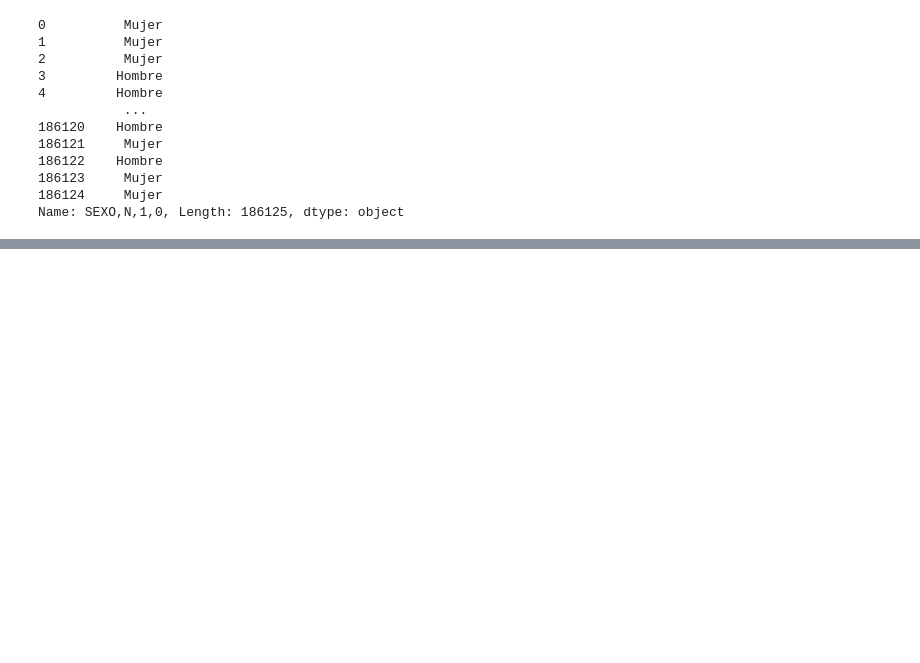
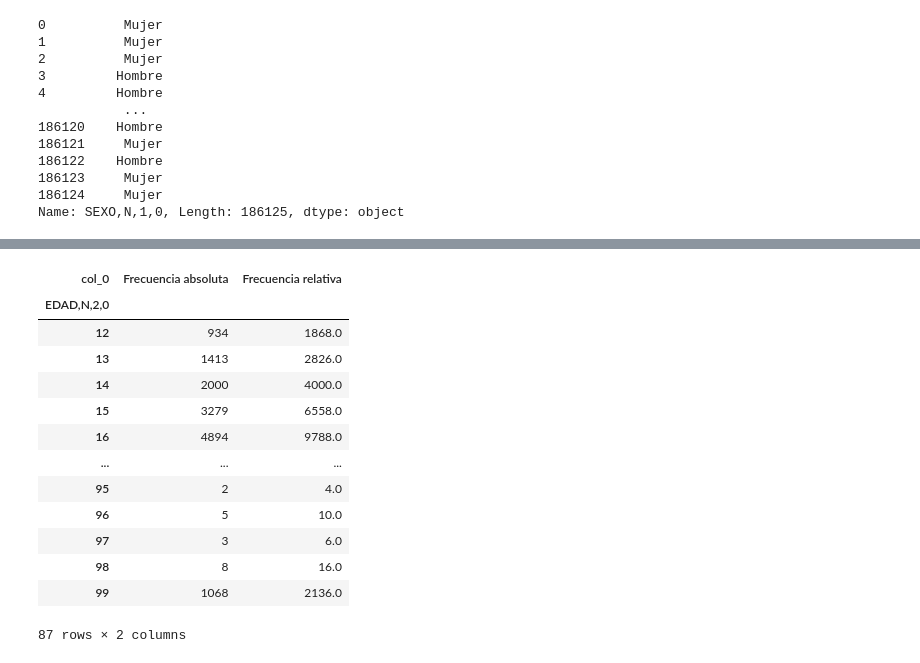
Before and after one commit to BrandonIslas/Proyecto1_Mineria_Datos, a Jupyter notebook: Reporte_Limpieza-Copy1.ipynb, the cells around one changed output, grey strips where cells are left out. Drawn from its saved outputs; the diff is of its cells as text; code cells hidden in the pictures; blank space fills up the shorter version.

```diff
--- a/Reporte_Limpieza-Copy1.ipynb
+++ b/Reporte_Limpieza-Copy1.ipynb
@@ -51,0 +95,22 @@ Name: SEXO,N,1,0, Length: 186125, dtype: object
+# %%
+#Tabbla de frecuencia relativa
+datahi = 100 * dat["Frecuencia absoluta"] / 50
+datahi = datahi.values
+#Agregamos nueva columna de frecuentas relativas
+dat["Frecuencia relativa"] = datahi
+dat
+# %% [output]
+| col_0 | Frecuencia absoluta | Frecuencia relativa |
+| EDAD,N,2,0 |  |  |
+| 12 | 934 | 1868.0 |
+| 13 | 1413 | 2826.0 |
+| 14 | 2000 | 4000.0 |
+| 15 | 3279 | 6558.0 |
+| 16 | 4894 | 9788.0 |
+| ... | ... | ... |
+| 95 | 2 | 4.0 |
+| 96 | 5 | 10.0 |
+| 97 | 3 | 6.0 |
+| 98 | 8 | 16.0 |
+| 99 | 1068 | 2136.0 |
+87 rows × 2 columns
```
Also changed, not shown: parts of 6 cells of this notebook.
